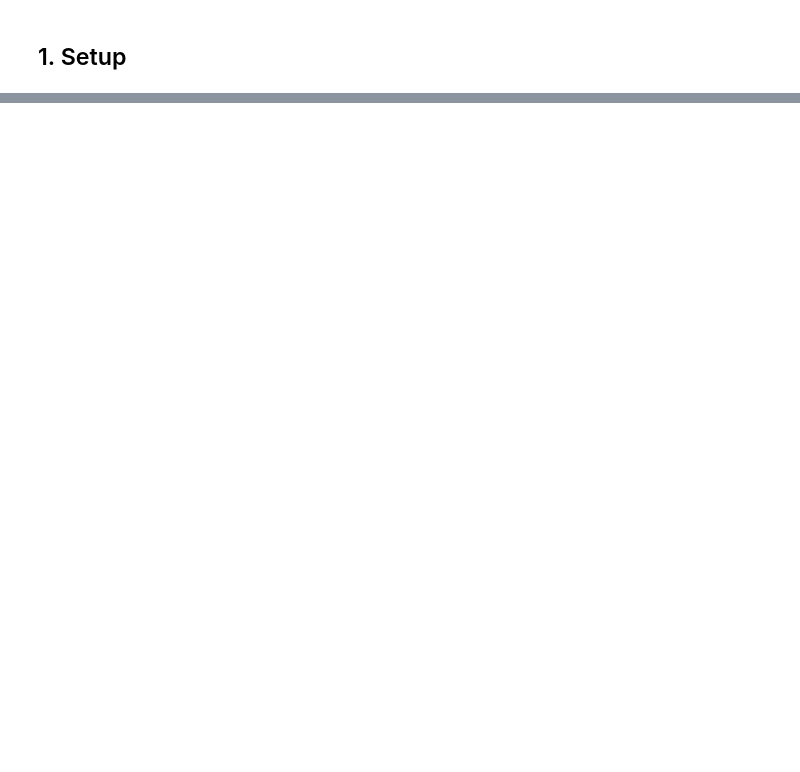
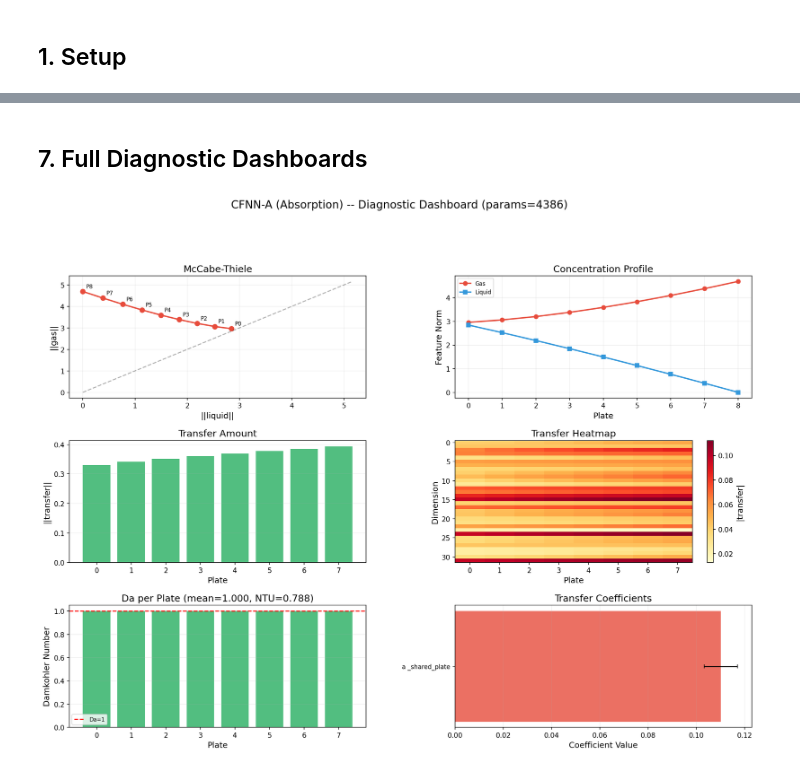
Before and after one commit to DanielRegaladoUMiami/counterflow-nn, a Jupyter notebook: notebooks/02_visualization_and_theory.ipynb, the cells around one changed output, grey strips where cells are left out. Cells and saved outputs as stored; diff of their text form; code cells hidden in the pictures; blank space fills up the shorter version.

```diff
--- a/notebooks/02_visualization_and_theory.ipynb
+++ b/notebooks/02_visualization_and_theory.ipynb
@@ -511,0 +150,8 @@ The McCabe-Thiele diagram shows two operating lines (rectifying and stripping) w
+# %% [markdown]
+## 7. Full Diagnostic Dashboards
+# %%
+# CFNN-A Dashboard
+fig = diagnostic_dashboard(model_a, X_scaled, model_name='CFNN-A (Absorption)')
+plt.show()
+# %% [output]
+[figure, added]
```
Also changed, not shown: parts of 68 cells of this notebook.
